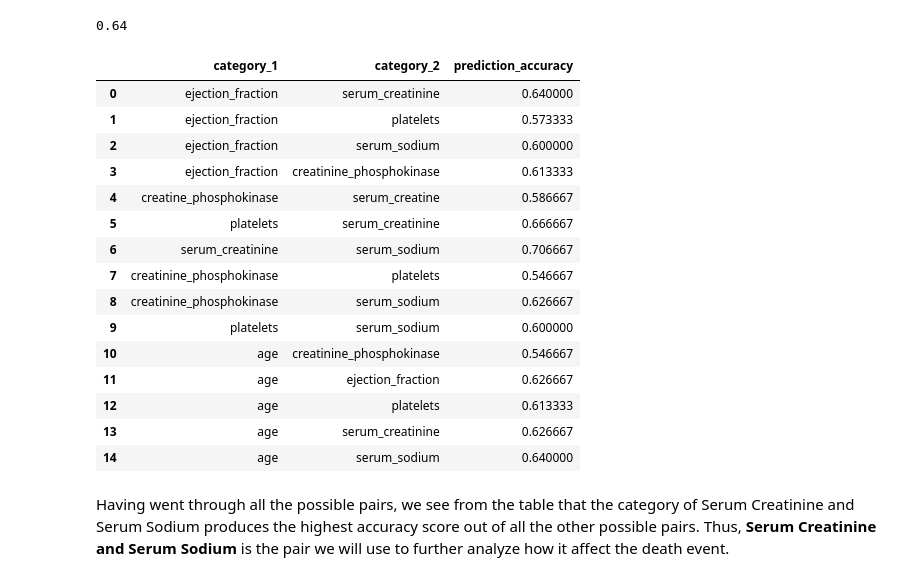
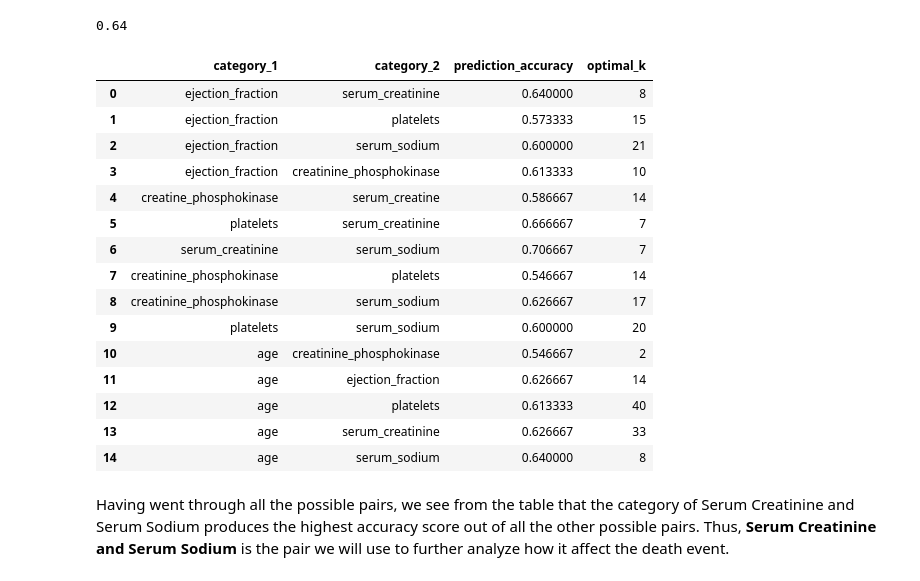
Before and after one commit to dymackenzie/group25Project, a Jupyter notebook: group_project_report.ipynb, the cells around one changed output. Saved outputs shown, nothing was run; the diff lists cells and outputs as text; code cells hidden in the pictures.

Commit message:
added optimal k to comparison table

```diff
--- a/group_project_report.ipynb
+++ b/group_project_report.ipynb
@@ -981,7 +981,7 @@ heart_disease_prediction_accuracy
 # %% [output]
 0.5466666666666666
 # %%
-new_row = {'category_1' : 'age', 'category_2' : 'creatinine_phosphokinase', 'prediction_accuracy' : heart_disease_prediction_accuracy }
+new_row = {'category_1' : 'age', 'category_2' : 'creatinine_phosphokinase', 'prediction_accuracy' : heart_disease_prediction_accuracy, "optimal_k" : n }
 compared_categories_dataframe.loc[len(compared_categories_dataframe)] = new_row
 compared_categories_dataframe
 # %% [output]
@@ -1066,7 +1066,7 @@ heart_disease_prediction_accuracy
 # %% [output]
 0.6266666666666667
 # %%
-new_row = {'category_1' : 'age', 'category_2' : 'ejection_fraction', 'prediction_accuracy' : heart_disease_prediction_accuracy }
+new_row = {'category_1' : 'age', 'category_2' : 'ejection_fraction', 'prediction_accuracy' : heart_disease_prediction_accuracy, "optimal_k" : n }
 compared_categories_dataframe.loc[len(compared_categories_dataframe)] = new_row
 compared_categories_dataframe
 # %% [output]
@@ -1152,7 +1152,7 @@ heart_disease_prediction_accuracy
 # %% [output]
 0.6133333333333333
 # %%
-new_row = {'category_1' : 'age', 'category_2' : 'platelets', 'prediction_accuracy' : heart_disease_prediction_accuracy }
+new_row = {'category_1' : 'age', 'category_2' : 'platelets', 'prediction_accuracy' : heart_disease_prediction_accuracy, "optimal_k" : n }
 compared_categories_dataframe.loc[len(compared_categories_dataframe)] = new_row
 compared_categories_dataframe
 # %% [output]
@@ -1239,7 +1239,7 @@ heart_disease_prediction_accuracy
 # %% [output]
 0.6266666666666667
 # %%
-new_row = {'category_1' : 'age', 'category_2' : 'serum_creatinine', 'prediction_accuracy' : heart_disease_prediction_accuracy }
+new_row = {'category_1' : 'age', 'category_2' : 'serum_creatinine', 'prediction_accuracy' : heart_disease_prediction_accuracy, "optimal_k" : n }
 compared_categories_dataframe.loc[len(compared_categories_dataframe)] = new_row
 compared_categories_dataframe
 # %% [output]
@@ -1327,26 +1327,26 @@ heart_disease_prediction_accuracy
 # %% [output]
 0.64
 # %%
-new_row = {'category_1' : 'age', 'category_2' : 'serum_sodium', 'prediction_accuracy' : heart_disease_prediction_accuracy }
+new_row = {'category_1' : 'age', 'category_2' : 'serum_sodium', 'prediction_accuracy' : heart_disease_prediction_accuracy, "optimal_k" : n }
 compared_categories_dataframe.loc[len(compared_categories_dataframe)] = new_row
 compared_categories_dataframe
 # %% [output]
-|  | category_1 | category_2 | prediction_accuracy |
-| 0 | ejection_fraction | serum_creatinine | 0.640000 |
-| 1 | ejection_fraction | platelets | 0.573333 |
-| 2 | ejection_fraction | serum_sodium | 0.600000 |
-| 3 | ejection_fraction | creatinine_phosphokinase | 0.613333 |
-| 4 | creatine_phosphokinase | serum_creatine | 0.586667 |
-| 5 | platelets | serum_creatinine | 0.666667 |
-| 6 | serum_creatinine | serum_sodium | 0.706667 |
-| 7 | creatinine_phosphokinase | platelets | 0.546667 |
-| 8 | creatinine_phosphokinase | serum_sodium | 0.626667 |
-| 9 | platelets | serum_sodium | 0.600000 |
-| 10 | age | creatinine_phosphokinase | 0.546667 |
-| 11 | age | ejection_fraction | 0.626667 |
-| 12 | age | platelets | 0.613333 |
-| 13 | age | serum_creatinine | 0.626667 |
-| 14 | age | serum_sodium | 0.640000 |
+|  | category_1 | category_2 | prediction_accuracy | optimal_k |
+| 0 | ejection_fraction | serum_creatinine | 0.640000 | 8 |
+| 1 | ejection_fraction | platelets | 0.573333 | 15 |
+| 2 | ejection_fraction | serum_sodium | 0.600000 | 21 |
+| 3 | ejection_fraction | creatinine_phosphokinase | 0.613333 | 10 |
+| 4 | creatine_phosphokinase | serum_creatine | 0.586667 | 14 |
+| 5 | platelets | serum_creatinine | 0.666667 | 7 |
+| 6 | serum_creatinine | serum_sodium | 0.706667 | 7 |
+| 7 | creatinine_phosphokinase | platelets | 0.546667 | 14 |
+| 8 | creatinine_phosphokinase | serum_sodium | 0.626667 | 17 |
+| 9 | platelets | serum_sodium | 0.600000 | 20 |
+| 10 | age | creatinine_phosphokinase | 0.546667 | 2 |
+| 11 | age | ejection_fraction | 0.626667 | 14 |
+| 12 | age | platelets | 0.613333 | 40 |
+| 13 | age | serum_creatinine | 0.626667 | 33 |
+| 14 | age | serum_sodium | 0.640000 | 8 |
 # %% [markdown]
 Having went through all the possible pairs, we see from the table that the category of Serum Creatinine and Serum Sodium produces the highest accuracy score out of all the other possible pairs. Thus, **Serum Creatinine and Serum Sodium** is the pair we will use to further analyze how it affect the death event.
 # %% [markdown]
```
Also changed, not shown: parts of 18 cells of this notebook.
